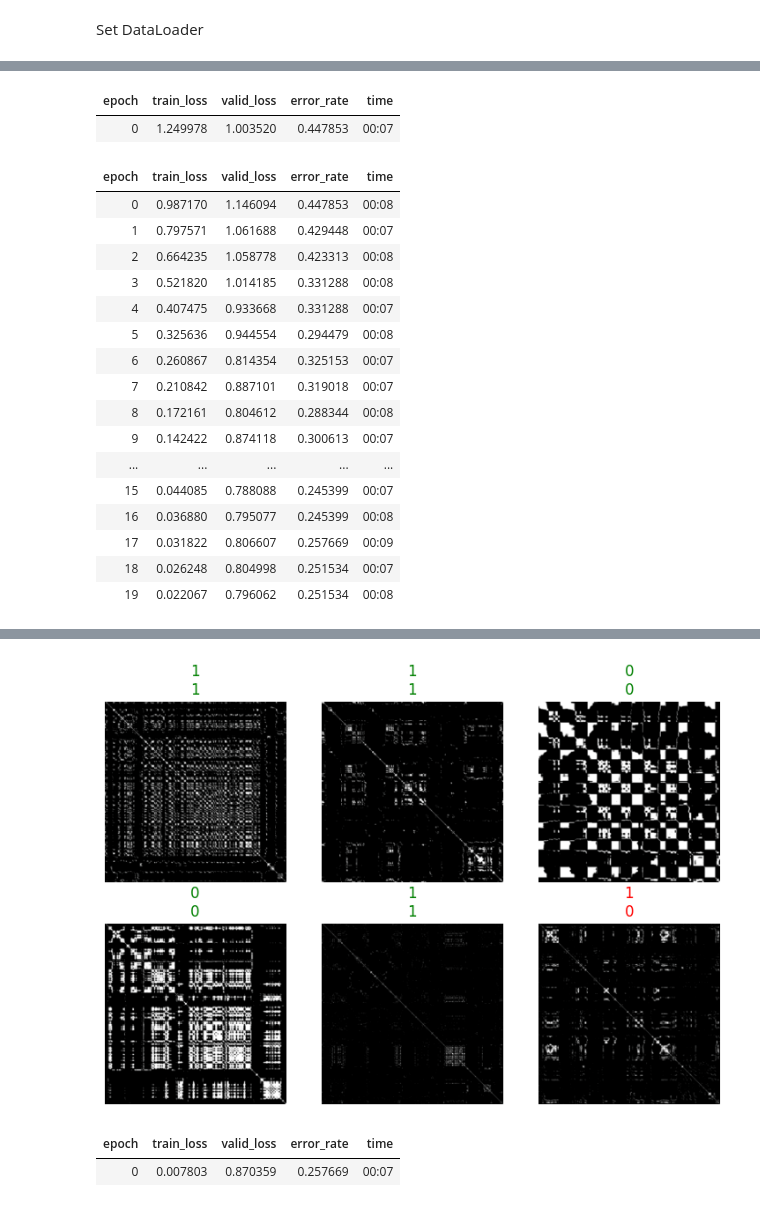
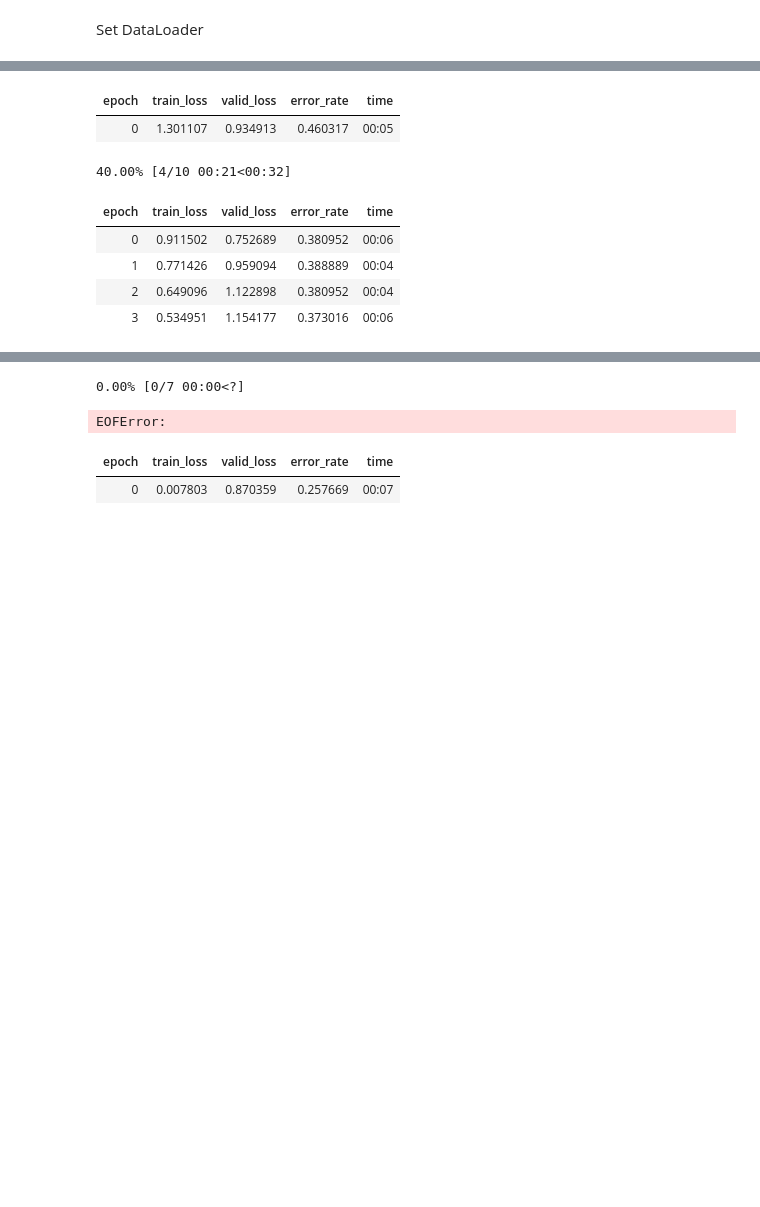
Before and after one commit to andre-coimbra-ifg/CTG_RP_PC, a Jupyter notebook: CTG_RP_ResNet.ipynb, the cells around one changed output, grey strips where cells are left out. Saved outputs shown, nothing was run; the diff lists cells and outputs as text; code cells hidden in the pictures; blank space fills up the shorter version.

```diff
--- a/CTG_RP_ResNet.ipynb
+++ b/CTG_RP_ResNet.ipynb
@@ -281,26 +279,15 @@ Valid len = 163
 # %%
 # learn = vision_learner(dls, resnet50, metrics=error_rate)
 # learn = vision_learner(dls, resnet34, metrics=error_rate)
 learn = vision_learner(dls, resnet18, metrics=error_rate)
-learn.fine_tune(20)
+learn.fine_tune(10)
 learn.show_results(max_n=6)
 # %% [output]
 | epoch | train_loss | valid_loss | error_rate | time |
-| 0 | 1.249978 | 1.003520 | 0.447853 | 00:07 |
+| 0 | 1.301107 | 0.934913 | 0.460317 | 00:05 |
+40.00% [4/10 00:21<00:32]
 | epoch | train_loss | valid_loss | error_rate | time |
-| 0 | 0.987170 | 1.146094 | 0.447853 | 00:08 |
-| 1 | 0.797571 | 1.061688 | 0.429448 | 00:07 |
-| 2 | 0.664235 | 1.058778 | 0.423313 | 00:08 |
-| 3 | 0.521820 | 1.014185 | 0.331288 | 00:08 |
-| 4 | 0.407475 | 0.933668 | 0.331288 | 00:07 |
-| 5 | 0.325636 | 0.944554 | 0.294479 | 00:08 |
-| 6 | 0.260867 | 0.814354 | 0.325153 | 00:07 |
-| 7 | 0.210842 | 0.887101 | 0.319018 | 00:07 |
-| 8 | 0.172161 | 0.804612 | 0.288344 | 00:08 |
-| 9 | 0.142422 | 0.874118 | 0.300613 | 00:07 |
-| ... | ... | ... | ... | ... |
-| 15 | 0.044085 | 0.788088 | 0.245399 | 00:07 |
-| 16 | 0.036880 | 0.795077 | 0.245399 | 00:08 |
-| 17 | 0.031822 | 0.806607 | 0.257669 | 00:09 |
-| 18 | 0.026248 | 0.804998 | 0.251534 | 00:07 |
-| 19 | 0.022067 | 0.796062 | 0.251534 | 00:08 |
+| 0 | 0.911502 | 0.752689 | 0.380952 | 00:06 |
+| 1 | 0.771426 | 0.959094 | 0.388889 | 00:04 |
+| 2 | 0.649096 | 1.122898 | 0.380952 | 00:04 |
+| 3 | 0.534951 | 1.154177 | 0.373016 | 00:06 |
@@ -308,4 +294,5 @@ learn.show_results(max_n=6)
-[figure, removed]
+0.00% [0/7 00:00<?]
+EOFError:
 # %%
 # x, y = dls.one_batch()
 # y
```
Also changed, not shown: parts of 7 cells of this notebook.
